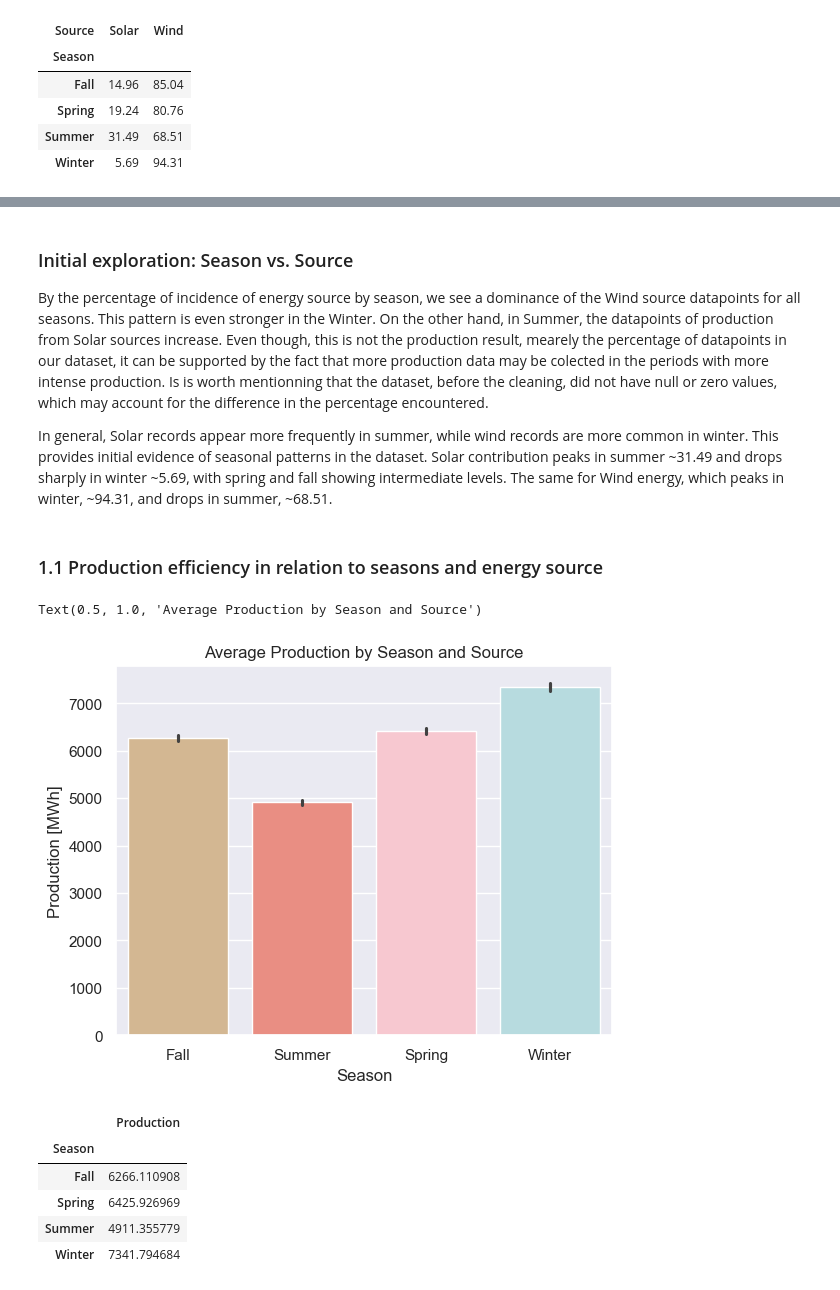
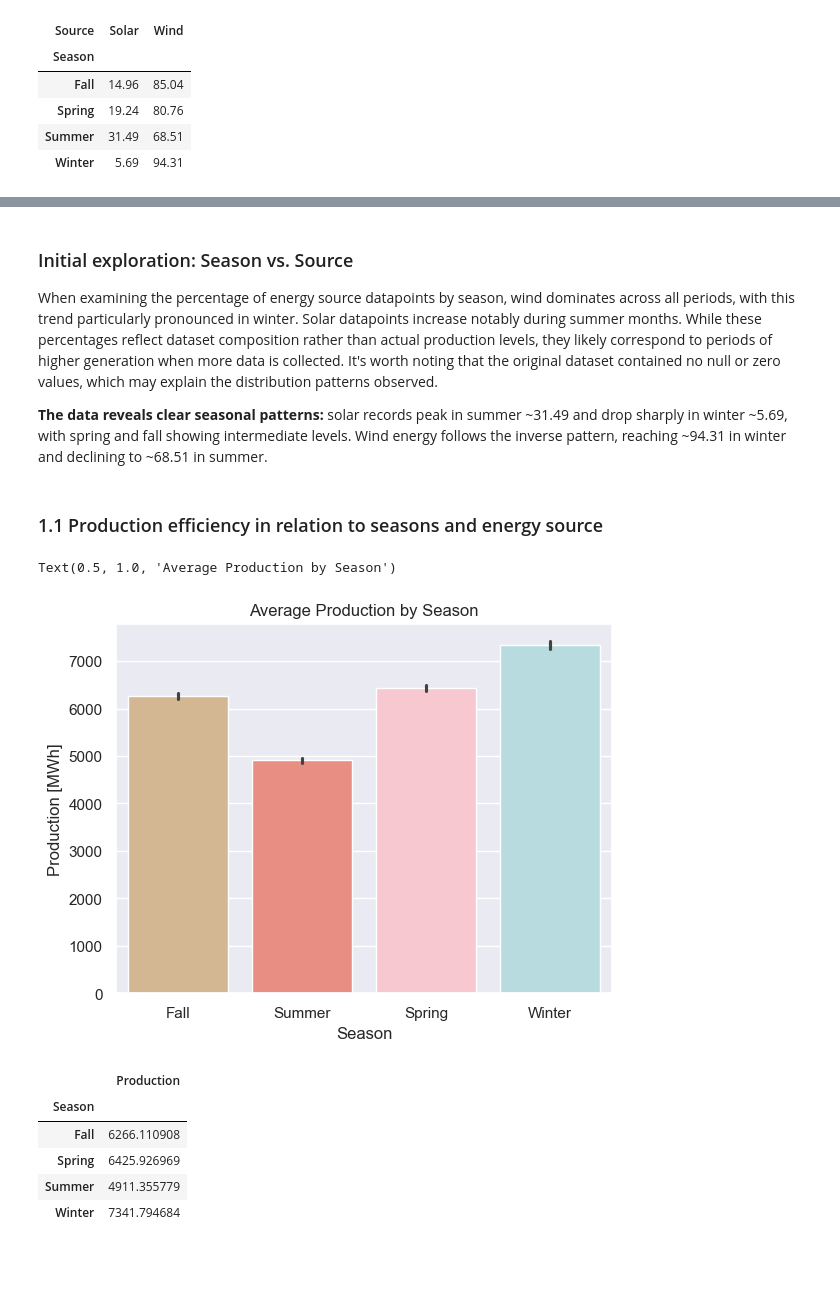
Before and after one commit to coffeedrunkpanda/project-2-eda-sql, a Jupyter notebook: eda-bivariate.ipynb, the cells around one changed output, grey strips where cells are left out. Cells and saved outputs as stored; diff of their text form; code cells hidden in the pictures; blank space fills up the shorter version.

```diff
--- a/eda-bivariate.ipynb
+++ b/eda-bivariate.ipynb
@@ -84,15 +84,14 @@ report = f"""
 
 ### Initial exploration: Season vs. Source
 
-By the percentage of incidence of energy source by season, we see a dominance of the Wind source datapoints for all seasons.
-This pattern is even stronger in the Winter. On the other hand, in Summer, the datapoints of production from Solar sources increase.
-Even though, this is not the production result, mearely the percentage of datapoints in our dataset, it can be supported by the fact that
-more production data may be colected in the periods with more intense production. Is is worth mentionning that the dataset, before the cleaning,
-did not have null or zero values, which may account for the difference in the percentage encountered.
+When examining the percentage of energy source datapoints by season, wind dominates across all periods, with this trend particularly pronounced in winter.
+Solar datapoints increase notably during summer months. While these percentages reflect dataset composition rather than actual production levels, they likely
+correspond to periods of higher generation when more data is collected. It's worth noting that the original dataset contained no null or zero values, which may
+explain the distribution patterns observed.
 
-In general, Solar records appear more frequently in summer, while wind records are more common in winter. This provides initial evidence of seasonal patterns in the dataset.
-Solar contribution peaks in summer ~{round(crosstab_source_season_percent.Solar.Summer,2)} and drops sharply in winter ~{round(crosstab_source_season_percent.Solar.Winter, 2)}, with spring and fall showing intermediate levels.
-The same for Wind energy, which peaks in winter, ~{round(crosstab_source_season_percent.Wind.Winter,2)}, and drops in summer, ~{round(crosstab_source_season_percent.Wind.Summer,2)}.
+**The data reveals clear seasonal patterns:** solar records peak in summer ~{round(crosstab_source_season_percent.Solar.Summer,2)} and drop sharply in winter ~{round(crosstab_source_season_percent.Solar.Winter, 2)},
+with spring and fall showing intermediate levels.
+Wind energy follows the inverse pattern, reaching ~{round(crosstab_source_season_percent.Wind.Winter,2)} in winter and declining to ~{round(crosstab_source_season_percent.Wind.Summer,2)} in summer.
 
 """
 display(Markdown(report))
@@ -101,37 +100,36 @@ display(Markdown(report))
 
 ### Initial exploration: Season vs. Source
 
-By the percentage of incidence of energy source by season, we see a dominance of the Wind source datapoints for all seasons.
-This pattern is even stronger in the Winter. On the other hand, in Summer, the datapoints of production from Solar sources increase.
-Even though, this is not the production result, mearely the percentage of datapoints in our dataset, it can be supported by the fact that
-more production data may be colected in the periods with more intense production. Is is worth mentionning that the dataset, before the cleaning,
-did not have null or zero values, which may account for the difference in the percentage encountered.
+When examining the percentage of energy source datapoints by season, wind dominates across all periods, with this trend particularly pronounced in winter.
+Solar datapoints increase notably during summer months. While these percentages reflect dataset composition rather than actual production levels, they likely
+correspond to periods of higher generation when more data is collected. It's worth noting that the original dataset contained no null or zero values, which may
+explain the distribution patterns observed.
 
-In general, Solar records appear more frequently in summer, while wind records are more common in winter. This provides initial evidence of seasonal patterns in the dataset.
-Solar contribution peaks in summer ~31.49 and drops sharply in winter ~5.69, with spring and fall showing intermediate levels.
-The same for Wind energy, which peaks in winter, ~94.31, and drops in summer, ~68.51.
+**The data reveals clear seasonal patterns:** solar records peak in summer ~31.49 and drop sharply in winter ~5.69,
+with spring and fall showing intermediate levels.
+Wind energy follows the inverse pattern, reaching ~94.31 in winter and declining to ~68.51 in summer.
 # %% [markdown]
 ### 1.1 Production efficiency in relation to seasons and energy source
 # %%
 import seaborn as sns
 import matplotlib.pyplot as plt
 
 # Colors based on the temperature of the month
 seasons_palette = {"Fall": "burlywood", "Winter": "powderblue", "Summer": "salmon", "Spring": "pink"}
 season_order = df.Season.unique()
 
 sns.barplot(data = df,
             x = "Season",
             y = "Production",
             palette=seasons_palette,
             hue="Season",
             order=season_order)
 
 plt.ylabel("Production [MWh]")
-plt.title ("Average Production by Season and Source")
+plt.title ("Average Production by Season")
 # %% [output]
-Text(0.5, 1.0, 'Average Production by Season and Source')
+Text(0.5, 1.0, 'Average Production by Season')
-[figure, old version]
+[figure, new version]
 # %%
 mean_prod_season = df[["Season","Production"]].groupby(["Season"]).mean()
 mean_prod_season
```
Also changed, not shown: parts of 7 cells of this notebook.
